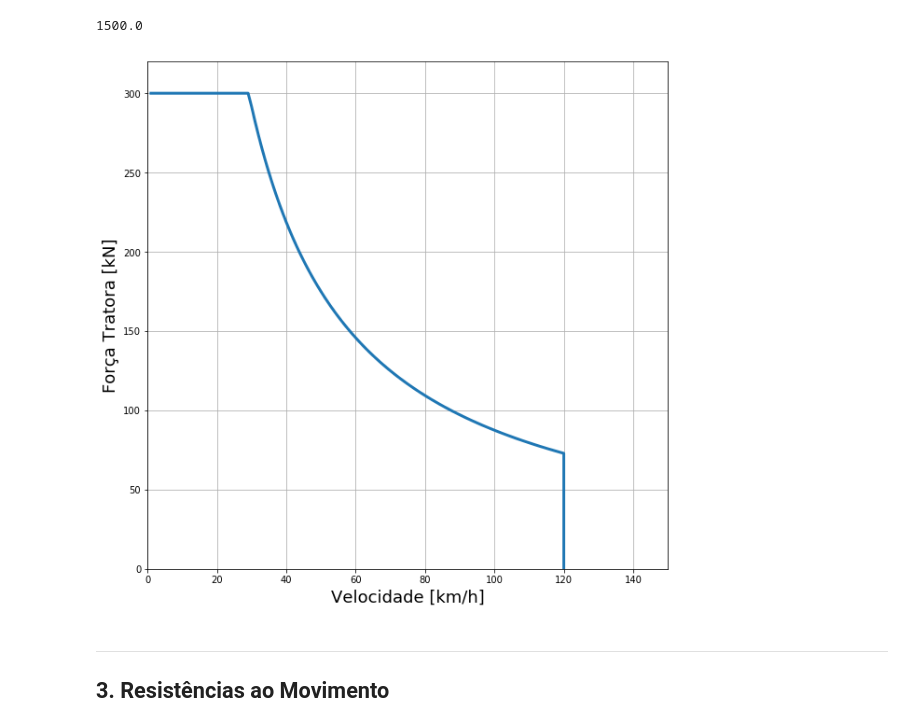
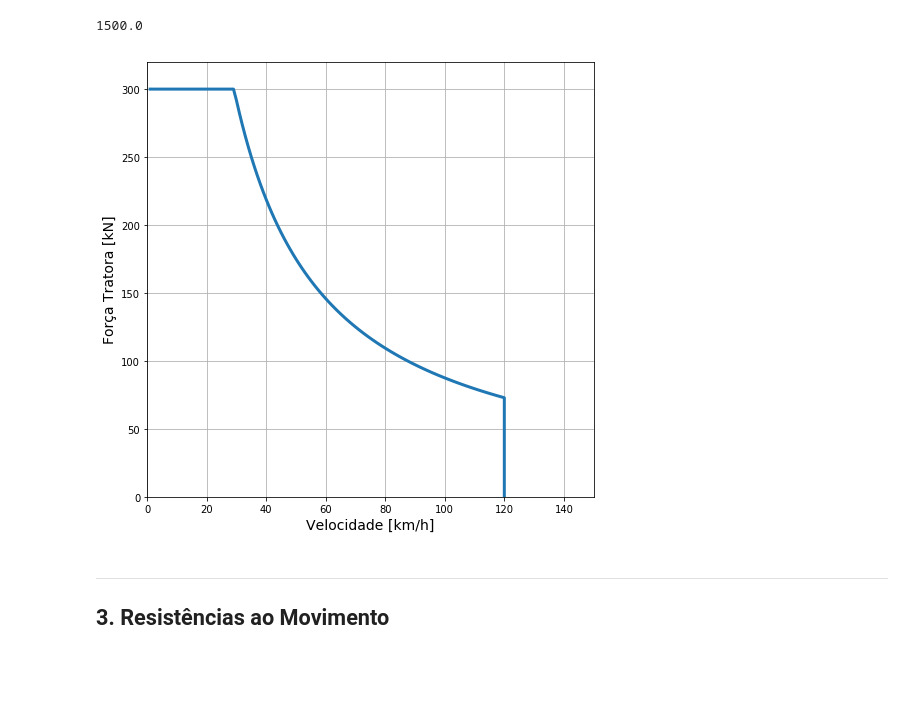
Before and after one commit to albnc/STT0408, a Jupyter notebook: 01.01-Locomocao-Ferroviario.ipynb, the cells around one changed output. Saved outputs shown, nothing was run; the diff lists cells and outputs as text; code cells hidden in the pictures; blank space fills up the shorter version.

Commit message:
Update 01.01-Locomocao-Ferroviario.ipynb
update size figure

```diff
--- a/01.01-Locomocao-Ferroviario.ipynb
+++ b/01.01-Locomocao-Ferroviario.ipynb
@@ -97,25 +97,25 @@ import matplotlib.pyplot as plt
 # %%
 V = list(range(1,121))
 P = 3000 #hp
 Td = 1000 #kN = 100 toneladas
 F = []
 
 for v in V:
     F.append(min(Ft(P, v), Ftmax(Td)))
 
 V.append(120)
 F.append(0.0)
 
-plt.figure(figsize=(10,10))
+plt.figure(figsize=(8,8))
 plt.plot(V, F, linewidth=3)
 
-plt.xlabel('Velocidade [km/h]', size=18)
-plt.ylabel('Força Tratora [kN]', size=18)
+plt.xlabel('Velocidade [km/h]', size=14)
+plt.ylabel('Força Tratora [kN]', size=14)
 plt.grid(True)
 plt.axis([0, 150, 0, 320])
 plt.show()
 # %% [output]
-[figure, old version]
+[figure, new version]
 # %% [markdown]
 ---
 ## 3. Resistências ao Movimento
```
Also changed, not shown: parts of 1 cell of this notebook.
